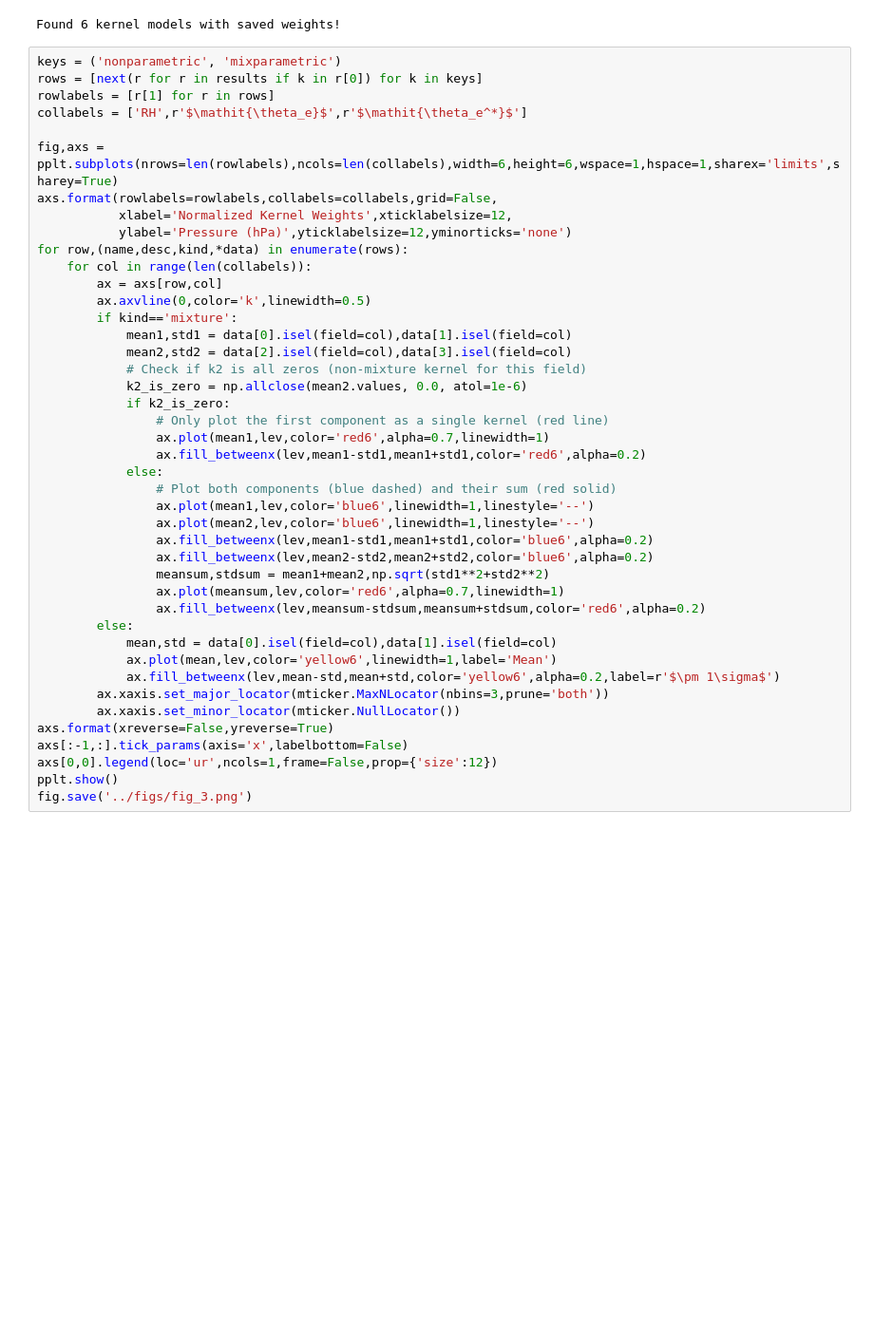
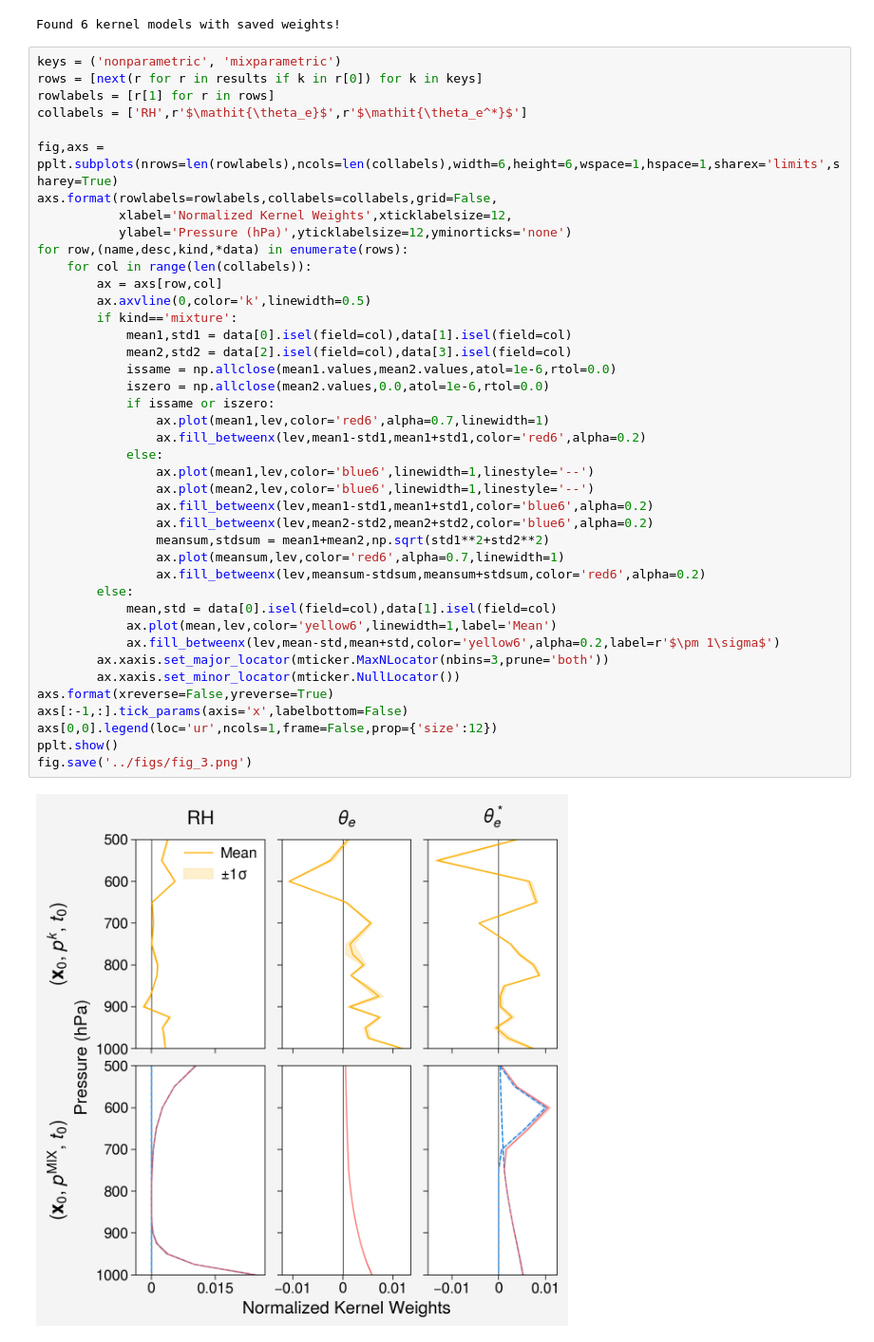
Before and after one commit to savannahferretti/monsoon-kernels, a Jupyter notebook: notebooks/weights.ipynb, the cells around one changed output. Shown at 95% size. Cells and saved outputs as stored; diff of their text form; blank space fills up the shorter version.

Commit message:
Fixed component plotting temporarily

```diff
--- a/notebooks/weights.ipynb
+++ b/notebooks/weights.ipynb
@@ -54,38 +54,38 @@ axs.format(rowlabels=rowlabels,collabels=collabels,grid=False,
            xlabel='Normalized Kernel Weights',xticklabelsize=12,
            ylabel='Pressure (hPa)',yticklabelsize=12,yminorticks='none')
 for row,(name,desc,kind,*data) in enumerate(rows):
     for col in range(len(collabels)):
         ax = axs[row,col]
         ax.axvline(0,color='k',linewidth=0.5)
         if kind=='mixture':
             mean1,std1 = data[0].isel(field=col),data[1].isel(field=col)
             mean2,std2 = data[2].isel(field=col),data[3].isel(field=col)
-            # Check if k2 is all zeros (non-mixture kernel for this field)
-            k2_is_zero = np.allclose(mean2.values, 0.0, atol=1e-6)
-            if k2_is_zero:
-                # Only plot the first component as a single kernel (red line)
+            issame = np.allclose(mean1.values,mean2.values,atol=1e-6,rtol=0.0)
+            iszero = np.allclose(mean2.values,0.0,atol=1e-6,rtol=0.0)
+            if issame or iszero:
                 ax.plot(mean1,lev,color='red6',alpha=0.7,linewidth=1)
                 ax.fill_betweenx(lev,mean1-std1,mean1+std1,color='red6',alpha=0.2)
             else:
-                # Plot both components (blue dashed) and their sum (red solid)
                 ax.plot(mean1,lev,color='blue6',linewidth=1,linestyle='--')
                 ax.plot(mean2,lev,color='blue6',linewidth=1,linestyle='--')
                 ax.fill_betweenx(lev,mean1-std1,mean1+std1,color='blue6',alpha=0.2)
                 ax.fill_betweenx(lev,mean2-std2,mean2+std2,color='blue6',alpha=0.2)
                 meansum,stdsum = mean1+mean2,np.sqrt(std1**2+std2**2)
                 ax.plot(meansum,lev,color='red6',alpha=0.7,linewidth=1)
                 ax.fill_betweenx(lev,meansum-stdsum,meansum+stdsum,color='red6',alpha=0.2)
         else:
             mean,std = data[0].isel(field=col),data[1].isel(field=col)
             ax.plot(mean,lev,color='yellow6',linewidth=1,label='Mean')
             ax.fill_betweenx(lev,mean-std,mean+std,color='yellow6',alpha=0.2,label=r'$\pm 1\sigma$')
         ax.xaxis.set_major_locator(mticker.MaxNLocator(nbins=3,prune='both'))
         ax.xaxis.set_minor_locator(mticker.NullLocator())
 axs.format(xreverse=False,yreverse=True)
 axs[:-1,:].tick_params(axis='x',labelbottom=False)
 axs[0,0].legend(loc='ur',ncols=1,frame=False,prop={'size':12})
 pplt.show()
 fig.save('../figs/fig_3.png')
+# %% [output]
+[figure, added]
 # %%
 order = ('nonparametric','mixparametric','mixgaussian','gaussian','exponential','tophat')
 cols  = sorted(results,key=lambda r:next((i for i,k in enumerate(order) if k in r[0]),len(order)))
```
Also changed, not shown: parts of 1 cell of this notebook, 2 other files.
